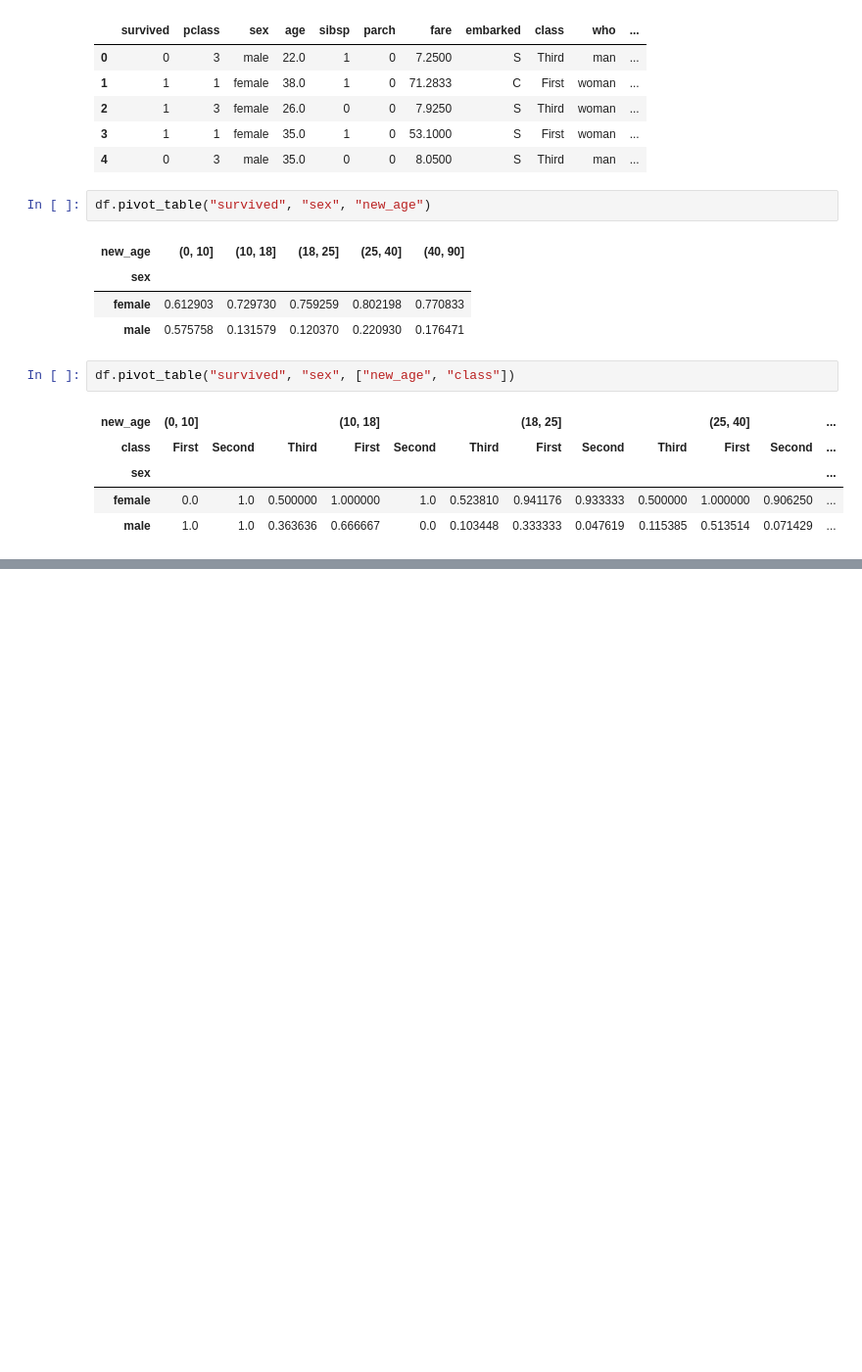
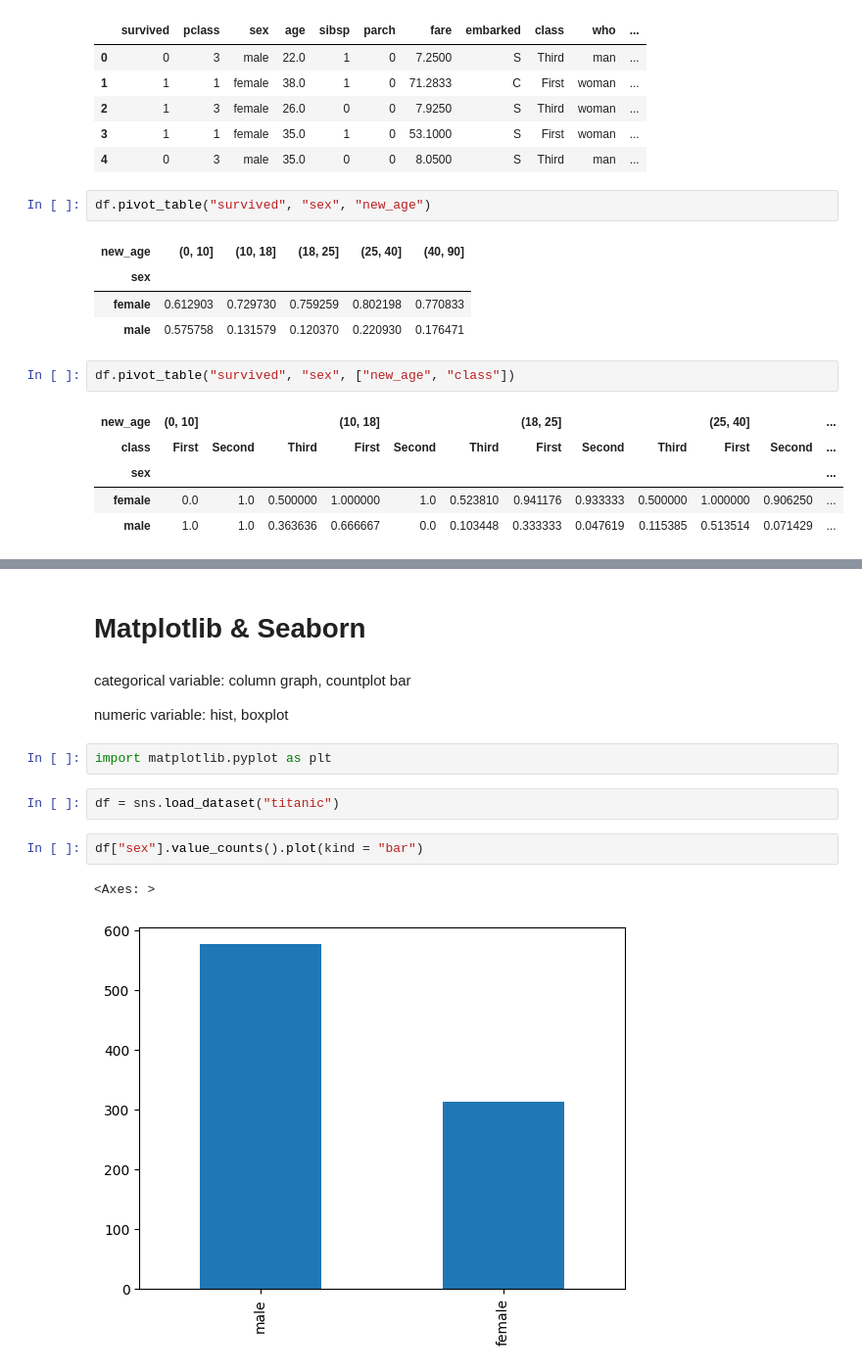
Before and after one commit to lacteavian/miuul_machine_learning_bootcamp, a Jupyter notebook: week2_notes.ipynb, the cells around one changed output, grey strips where cells are left out. Shown at 98% size. Saved outputs shown, nothing was run; the diff lists cells and outputs as text; blank space fills up the shorter version.

```diff
--- a/week2_notes.ipynb
+++ b/week2_notes.ipynb
@@ -741,0 +873,15 @@ df.pivot_table("survived", "sex", ["new_age", "class"])
+# %% [markdown]
+# Matplotlib & Seaborn
+# %% [markdown]
+categorical variable: column graph, countplot bar
+
+numeric variable: hist, boxplot
+# %%
+import matplotlib.pyplot as plt
+# %%
+df = sns.load_dataset("titanic")
+# %%
+df["sex"].value_counts().plot(kind = "bar")
+# %% [output]
+<Axes: >
+[figure, added]
```
Also changed, not shown: parts of 89 cells of this notebook.
